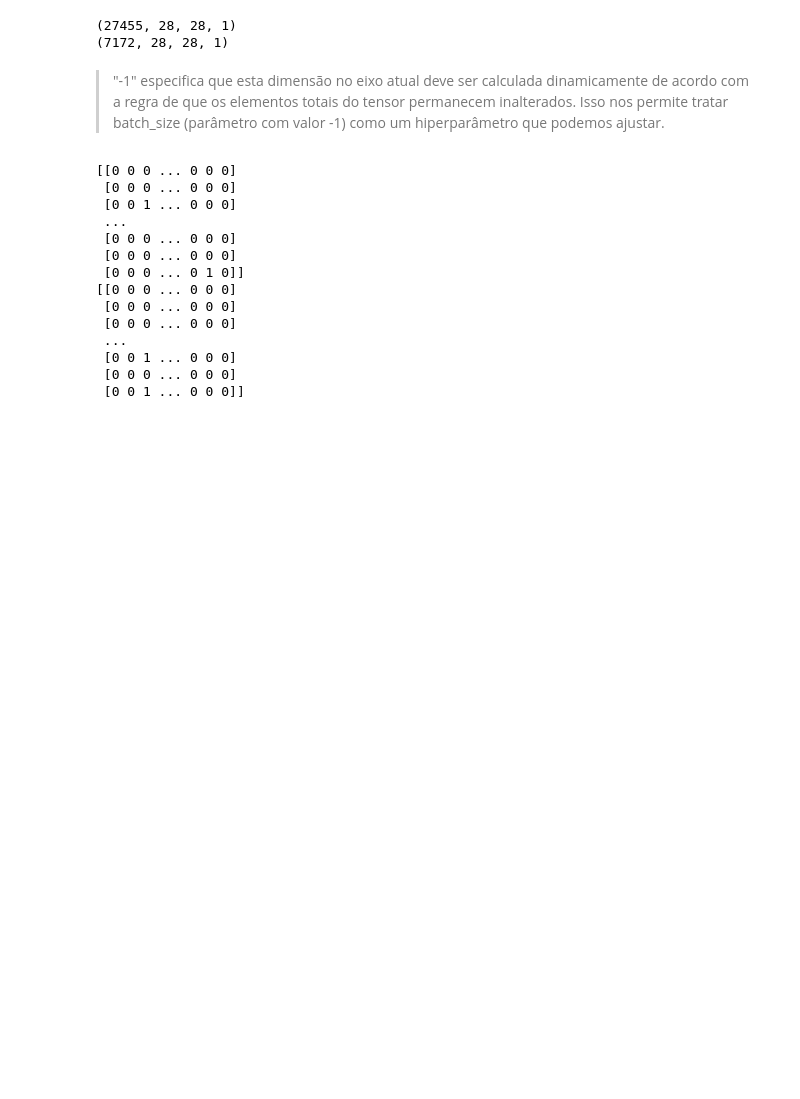
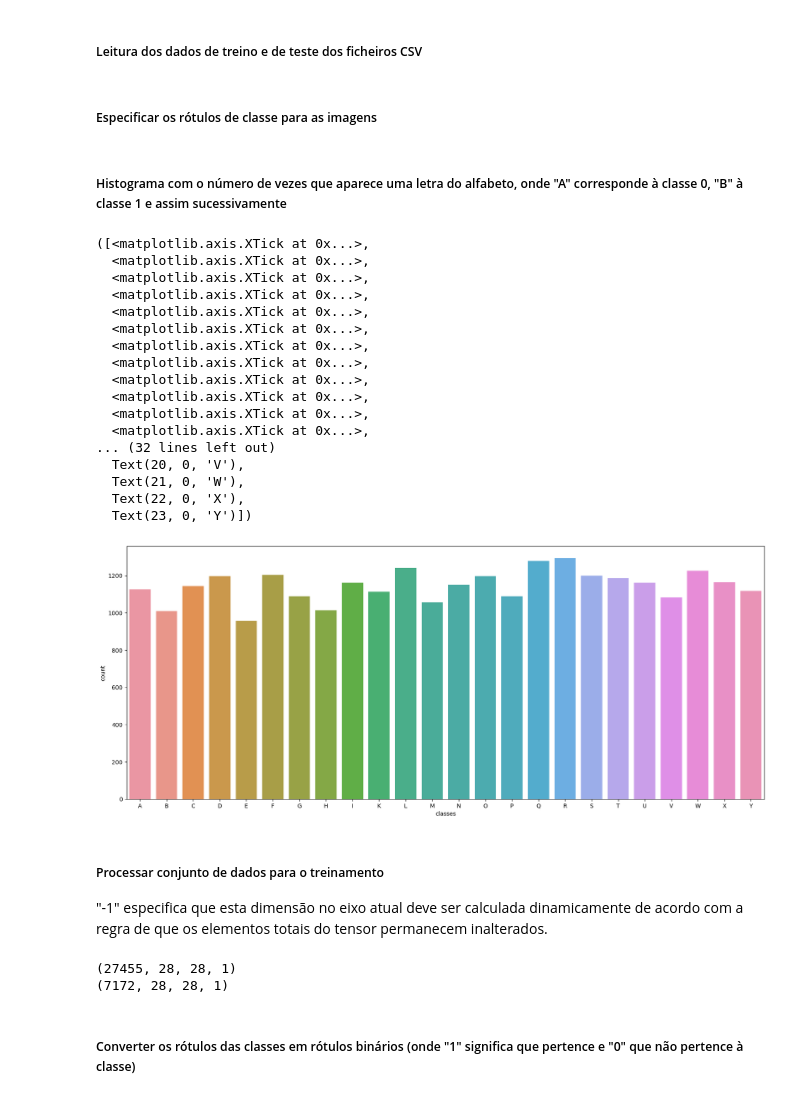
Before and after one commit to renatovalente5/AA-Projs, a Jupyter notebook: mainCNN.ipynb, the cells around one changed output. Drawn from its saved outputs; the diff is of its cells as text; code cells hidden in the pictures; blank space fills up the shorter version.

```diff
--- a/mainCNN.ipynb
+++ b/mainCNN.ipynb
@@ -70,0 +37,2 @@ array([ 0,  1,  2,  3,  4,  5,  6,  7,  8, 10, 11, 12, 13, 14, 15, 16, 17,
+# %% [markdown]
+##### Leitura dos dados de treino e de teste dos ficheiros CSV
@@ -71,3 +61,42 @@ array([ 0,  1,  2,  3,  4,  5,  6,  7,  8, 10, 11, 12, 13, 14, 15, 16, 17,
+# %% [markdown]
+##### Especificar os rótulos de classe para as imagens
+# %%
+class_name = ('A', 'B', 'C', 'D', 'E', 'F', 'G', 'H', 'I', 'K' , 'L', 'M', 'N', 'O', 'P', 'Q', 'R', 'S', 'T', 'U', 'V', 'W', 'X','Y')
+# %% [markdown]
+##### Histograma com o número de vezes que aparece uma letra do alfabeto, onde "A" corresponde à classe 0, "B" à classe 1 e assim sucessivamente
+# %%
+#plt.figure(figsize = (20,8))
+#plt.xlabel('classes')
+#sns.countplot(x = yTrain)
+
+plt.figure(figsize = (20,8))
+plt.xlabel('classes')
+sns.countplot(x = yTrain)
+x_pos = np.arange(len(class_name))
+plt.xticks(x_pos, class_name)
+# %% [output]
+([<matplotlib.axis.XTick at 0x...>,
+  <matplotlib.axis.XTick at 0x...>,
+  <matplotlib.axis.XTick at 0x...>,
+  <matplotlib.axis.XTick at 0x...>,
+  <matplotlib.axis.XTick at 0x...>,
+  <matplotlib.axis.XTick at 0x...>,
+  <matplotlib.axis.XTick at 0x...>,
+  <matplotlib.axis.XTick at 0x...>,
+  <matplotlib.axis.XTick at 0x...>,
+  <matplotlib.axis.XTick at 0x...>,
+  <matplotlib.axis.XTick at 0x...>,
+  <matplotlib.axis.XTick at 0x...>,
+... (32 lines left out)
+  Text(20, 0, 'V'),
+  Text(21, 0, 'W'),
+  Text(22, 0, 'X'),
+  Text(23, 0, 'Y')])
+[figure, added]
+# %% [markdown]
+##### Processar conjunto de dados para o treinamento
+
+"-1" especifica que esta dimensão no eixo atual deve ser calculada dinamicamente de acordo com a regra de que os elementos totais do tensor permanecem inalterados.
 # %%
 xTrain = np.array(xTrain.reshape(-1,28,28,1))
 xTest = np.array(xTest.reshape(-1,28,28,1))
@@ -76,28 +105,10 @@ print(xTest.shape)
 # %% [output]
 (27455, 28, 28, 1)
 (7172, 28, 28, 1)
-# %% [markdown]
-> "-1" especifica que esta dimensão no eixo atual deve ser calculada dinamicamente de acordo com a regra de que os elementos totais do tensor permanecem inalterados. Isso nos permite tratar batch_size (parâmetro com valor -1) como um hiperparâmetro que podemos ajustar.
+# %% [markdown]
+##### Converter os rótulos das classes em rótulos binários (onde "1" significa que pertence e "0" que não pertence à classe)
 # %%
-# convert multi-class labels to binary labels (belong or does not belong to the class)
 lbTrain = LabelBinarizer()
 lbTest = LabelBinarizer()
 yTrain = lbTrain.fit_transform(yTrain)
 yTest = lbTest.fit_transform(yTest)
-print(yTrain)
-print(yTest)
-# %% [output]
-[[0 0 0 ... 0 0 0]
- [0 0 0 ... 0 0 0]
- [0 0 1 ... 0 0 0]
- ...
- [0 0 0 ... 0 0 0]
- [0 0 0 ... 0 0 0]
- [0 0 0 ... 0 1 0]]
-[[0 0 0 ... 0 0 0]
- [0 0 0 ... 0 0 0]
- [0 0 0 ... 0 0 0]
- ...
- [0 0 1 ... 0 0 0]
- [0 0 0 ... 0 0 0]
- [0 0 1 ... 0 0 0]]
```
Also changed, not shown: parts of 49 cells of this notebook, 30 other files.
